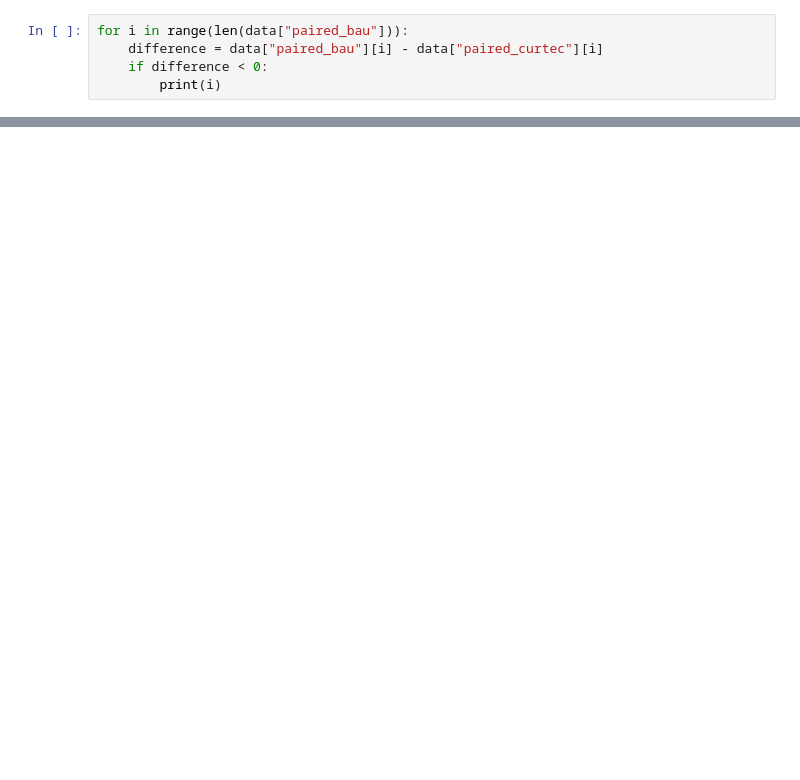
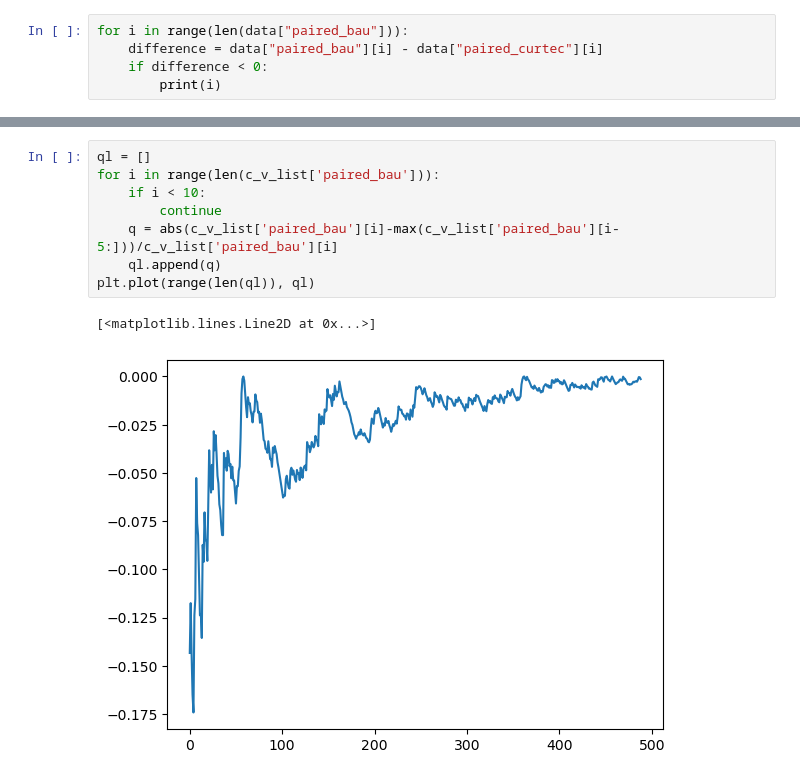
Before and after one commit to atzeharmsen/sandbox2, a Jupyter notebook: Scenario_Analysis/ScA_sens_statisticaldifferencescenarios.ipynb, the cells around one changed output, grey strips where cells are left out. Saved outputs shown, nothing was run; the diff lists cells and outputs as text; blank space fills up the shorter version.

```diff
--- a/Scenario_Analysis/ScA_sens_statisticaldifferencescenarios.ipynb
+++ b/Scenario_Analysis/ScA_sens_statisticaldifferencescenarios.ipynb
@@ -1401,0 +1528,11 @@ Scenario A outperforms B in 100.0% of cases
+# %%
+ql = []
+for i in range(len(c_v_list['paired_bau'])):
+    if i < 10:
+        continue
+    q = abs(c_v_list['paired_bau'][i]-max(c_v_list['paired_bau'][i-5:]))/c_v_list['paired_bau'][i]
+    ql.append(q)
+plt.plot(range(len(ql)), ql)
+# %% [output]
+[<matplotlib.lines.Line2D at 0x...>]
+[figure, added]
```
Also changed, not shown: parts of 12 cells of this notebook, 17 other files.
